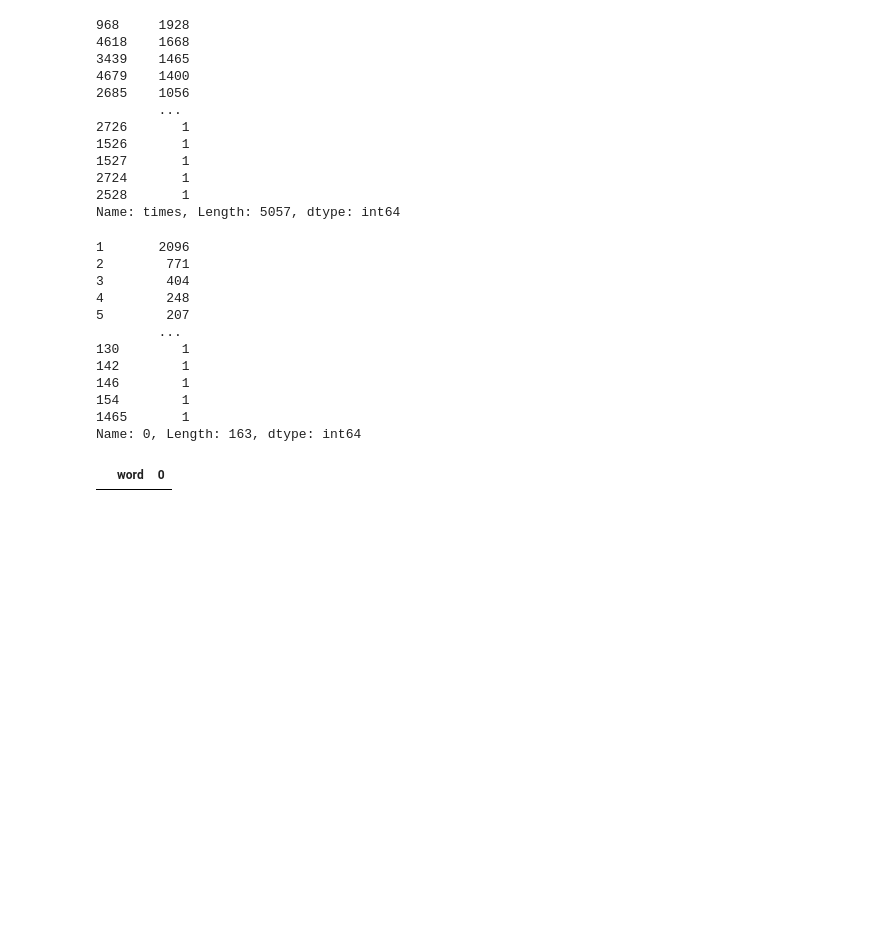
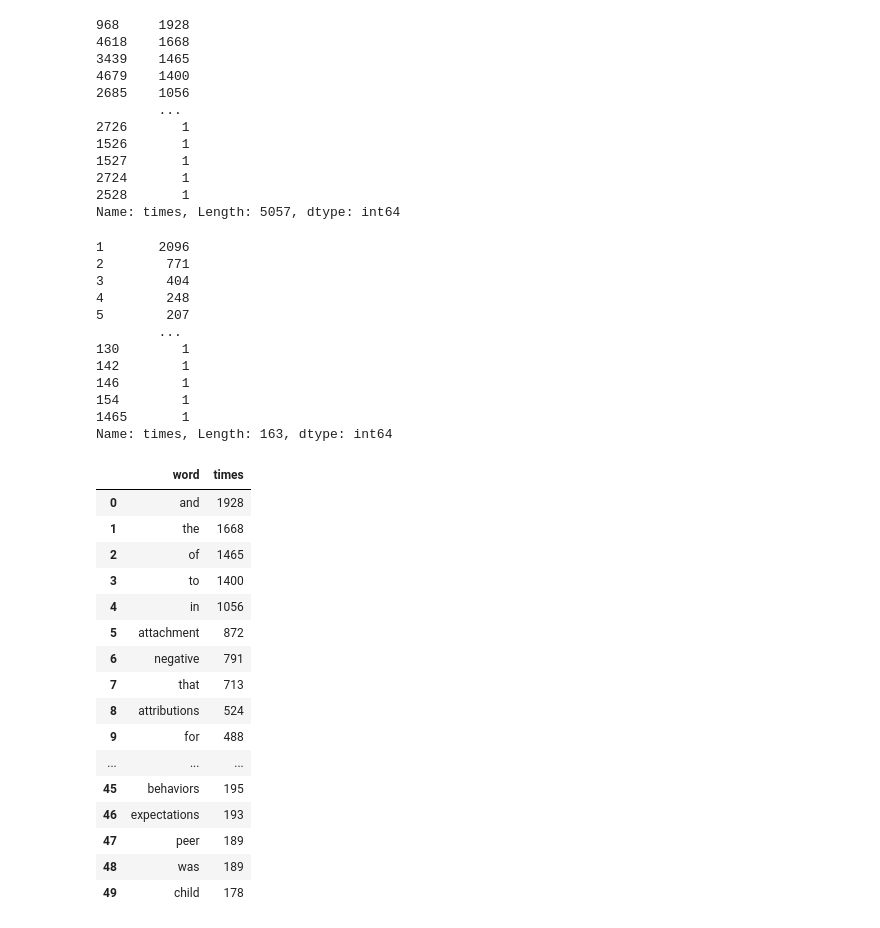
Before and after one commit to MarcBernstein0/raizel-practice-questions, a Jupyter notebook: notebook/Megan_NLP.ipynb, the cells around one changed output. Cells and saved outputs as stored; diff of their text form; code cells hidden in the pictures; blank space fills up the shorter version.

Commit message:
df.sort_values('times', ascending=False) dataframe then sort_values then col to sort

```diff
--- a/notebook/Megan_NLP.ipynb
+++ b/notebook/Megan_NLP.ipynb
@@ -237,7 +237,7 @@ df['times'].sort_values(ascending=False)
 2528       1
 Name: times, Length: 5057, dtype: int64
 # %%
-df[0].value_counts(ascending=False)
+df['times'].value_counts(ascending=False)
 # %% [output]
 1       2096
 2        771
@@ -250,9 +250,29 @@ df[0].value_counts(ascending=False)
 146        1
 154        1
 1465       1
-Name: 0, Length: 163, dtype: int64
+Name: times, Length: 163, dtype: int64
+# %%
+megan_thesis = df.sort_values('times', ascending=False).reset_index(drop=True)
+# %%
+megan_thesis.head(50)
+# %% [output]
+|  | word | times |
+| 0 | and | 1928 |
+| 1 | the | 1668 |
+| 2 | of | 1465 |
+| 3 | to | 1400 |
+| 4 | in | 1056 |
+| 5 | attachment | 872 |
+| 6 | negative | 791 |
+| 7 | that | 713 |
+| 8 | attributions | 524 |
+| 9 | for | 488 |
+| ... | ... | ... |
+| 45 | behaviors | 195 |
+| 46 | expectations | 193 |
+| 47 | peer | 189 |
+| 48 | was | 189 |
+| 49 | child | 178 |
 # %%
-df[df['word'].isin(df[0].sort_values(ascending=False))]
+# df_g = df.groupby(['word'])['times'].count().sort_values(ascending=False)
-# %% [output]
-|  | word | 0 |
 # %%
```
Also changed, not shown: parts of 3 cells of this notebook.
